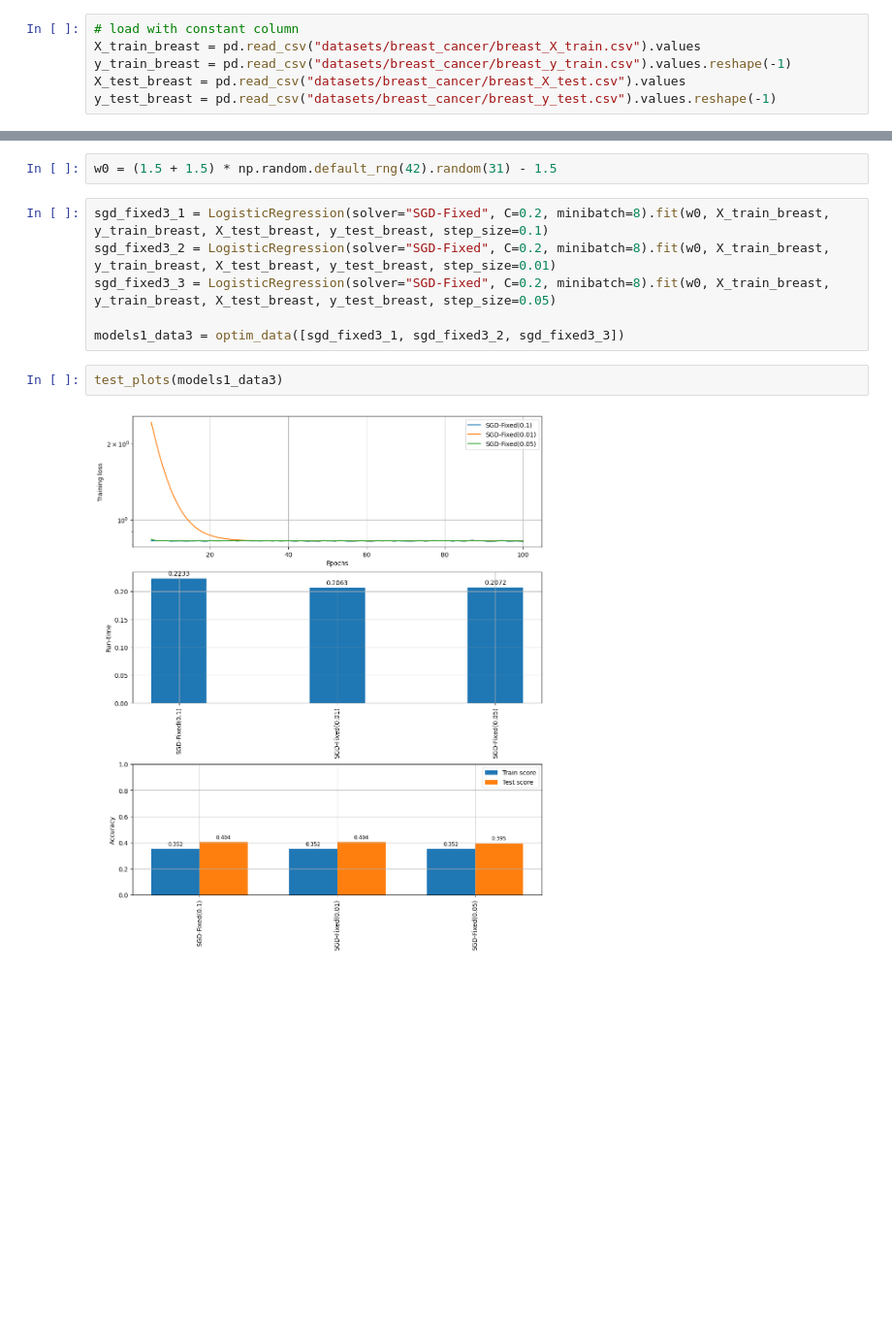
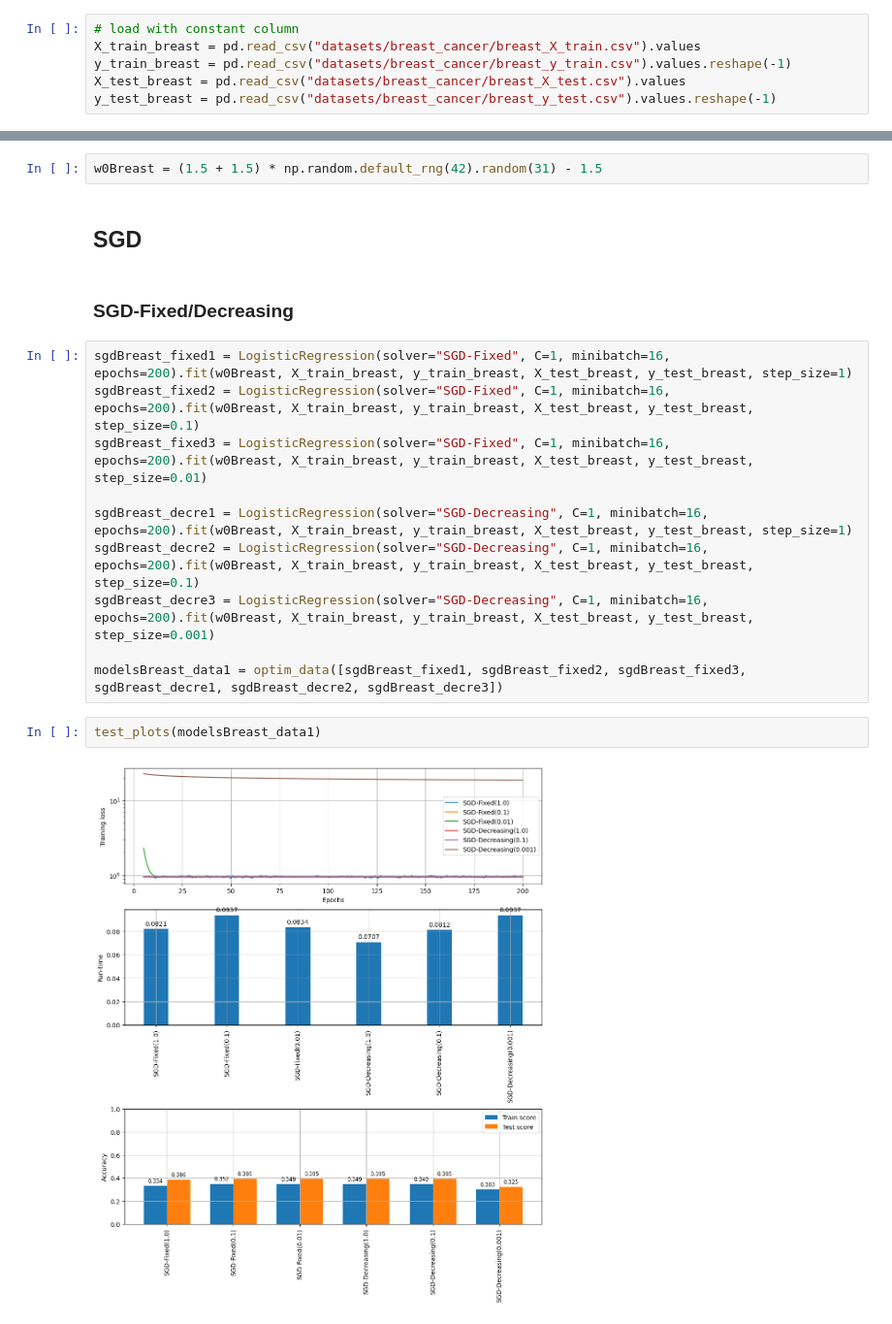
Before and after one commit to david-inf/SGD-and-LS, a Jupyter notebook: py/main.ipynb, the cells around one changed output, grey strips where cells are left out. Shown at 97% size. Drawn from its saved outputs; the diff is of its cells as text; blank space fills up the shorter version.

```diff
--- a/py/main.ipynb
+++ b/py/main.ipynb
@@ -512,12 +483,20 @@ X_test = (114, 31)
 # %%
-w0 = (1.5 + 1.5) * np.random.default_rng(42).random(31) - 1.5
+w0Breast = (1.5 + 1.5) * np.random.default_rng(42).random(31) - 1.5
+# %% [markdown]
+## SGD
+# %% [markdown]
+### SGD-Fixed/Decreasing
 # %%
-sgd_fixed3_1 = LogisticRegression(solver="SGD-Fixed", C=0.2, minibatch=8).fit(w0, X_train_breast, y_train_breast, X_test_breast, y_test_breast, step_size=0.1)
-sgd_fixed3_2 = LogisticRegression(solver="SGD-Fixed", C=0.2, minibatch=8).fit(w0, X_train_breast, y_train_breast, X_test_breast, y_test_breast, step_size=0.01)
-sgd_fixed3_3 = LogisticRegression(solver="SGD-Fixed", C=0.2, minibatch=8).fit(w0, X_train_breast, y_train_breast, X_test_breast, y_test_breast, step_size=0.05)
+sgdBreast_fixed1 = LogisticRegression(solver="SGD-Fixed", C=1, minibatch=16, epochs=200).fit(w0Breast, X_train_breast, y_train_breast, X_test_breast, y_test_breast, step_size=1)
+sgdBreast_fixed2 = LogisticRegression(solver="SGD-Fixed", C=1, minibatch=16, epochs=200).fit(w0Breast, X_train_breast, y_train_breast, X_test_breast, y_test_breast, step_size=0.1)
+sgdBreast_fixed3 = LogisticRegression(solver="SGD-Fixed", C=1, minibatch=16, epochs=200).fit(w0Breast, X_train_breast, y_train_breast, X_test_breast, y_test_breast, step_size=0.01)
 
-models1_data3 = optim_data([sgd_fixed3_1, sgd_fixed3_2, sgd_fixed3_3])
+sgdBreast_decre1 = LogisticRegression(solver="SGD-Decreasing", C=1, minibatch=16, epochs=200).fit(w0Breast, X_train_breast, y_train_breast, X_test_breast, y_test_breast, step_size=1)
+sgdBreast_decre2 = LogisticRegression(solver="SGD-Decreasing", C=1, minibatch=16, epochs=200).fit(w0Breast, X_train_breast, y_train_breast, X_test_breast, y_test_breast, step_size=0.1)
+sgdBreast_decre3 = LogisticRegression(solver="SGD-Decreasing", C=1, minibatch=16, epochs=200).fit(w0Breast, X_train_breast, y_train_breast, X_test_breast, y_test_breast, step_size=0.001)
+
+modelsBreast_data1 = optim_data([sgdBreast_fixed1, sgdBreast_fixed2, sgdBreast_fixed3, sgdBreast_decre1, sgdBreast_decre2, sgdBreast_decre3])
 # %%
-test_plots(models1_data3)
+test_plots(modelsBreast_data1)
 # %% [output]
-[figure, old version]
+[figure, new version]
```
Also changed, not shown: parts of 47 cells of this notebook, 6 other files.
